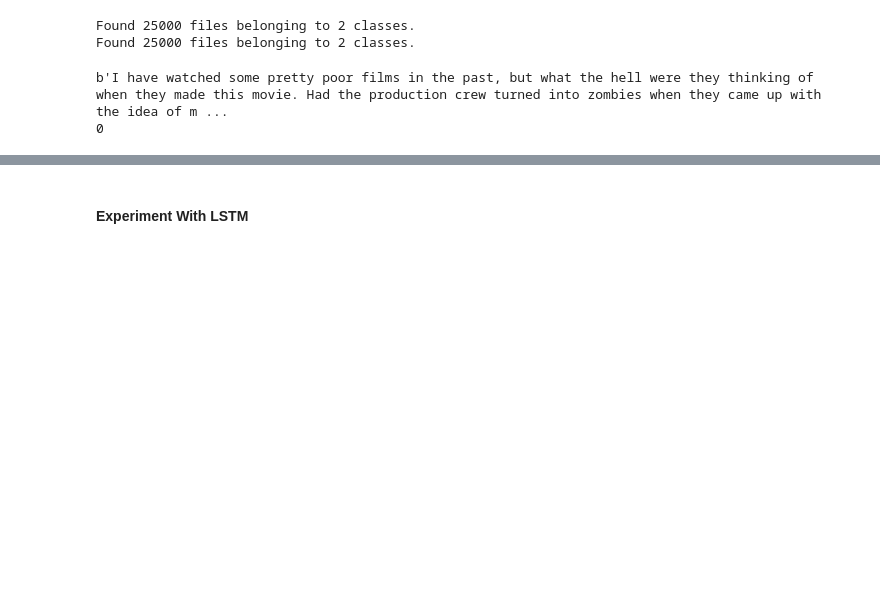
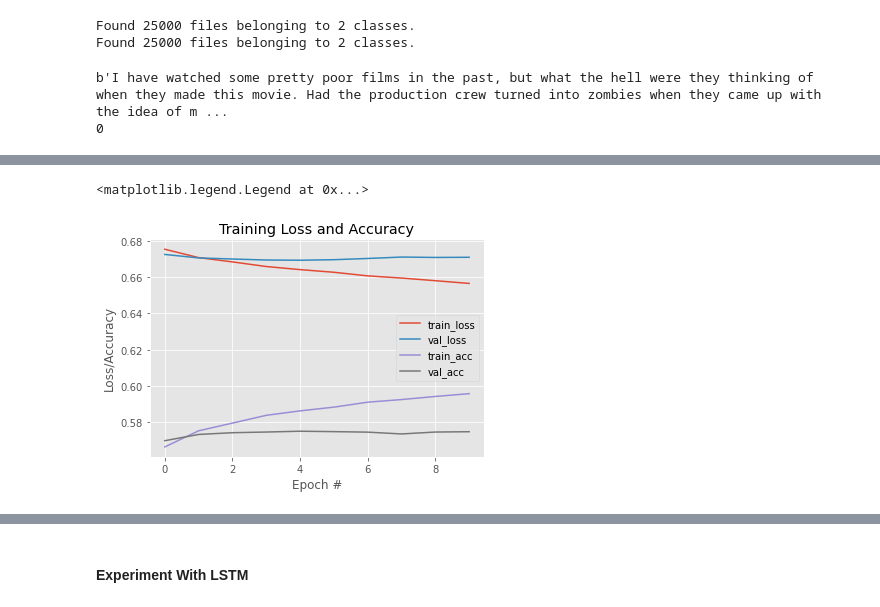
Before and after one commit to rtwhite1546/Fall-2020-Neural-Networks, a Jupyter notebook: Week-14/Week-14.ipynb, the cells around one changed output, grey strips where cells are left out. Cells and saved outputs as stored; diff of their text form; code cells hidden in the pictures; blank space fills up the shorter version.

```diff
--- a/Week-14/Week-14.ipynb
+++ b/Week-14/Week-14.ipynb
@@ -176,4 +220,21 @@ Epoch 10/10
 # %%
+# read the directory into memory and clean the text
+trainData = prepareData('../datasets/imdb/train')
+testData = prepareData('../datasets/imdb/test')
+
+# create a TextVectorization layer to turn input string into a sequence of integers,
+# each representing one token
+maxTokens = 1000
+vectorizeLayer = TextVectorization(max_tokens = maxTokens,
+                                   output_mode = 'int',
+                                   output_sequence_length = 100)
+
+# adapt() fits the TextVectorization layer to our text dataset. This is when the
+# max_tokens most common words (i.e. the vocabulary) are selected.
+trainText = trainData.map(lambda text, label: text)
+
+vectorizeLayer.adapt(trainText)
+
 model = Sequential()
 
 model.add(Input(shape=(1,), dtype = 'string'))
@@ -184,8 +245,8 @@ model.add(vectorizeLayer)
 # add an embedding layer to turn integers into fixed-length vectors
 model.add(Embedding(maxTokens + 1, 128))
 
-# add a fully-connected recurrent layer
-model.add(SimpleRNN(64))
+# add a 1D convolutional layer with 64 filters of length 3
+model.add(Conv1D(64, 3, padding ='same', activation = 'relu'))
 
 # add a dense layer
 model.add(Dense(64, activation = 'relu'))
@@ -215,4 +279,2 @@ Trainable params: 144,705
 Non-trainable params: 0
 _________________________________________________________________
-# %%
-model.fit(trainData, epochs = 10)
@@ -240,0 +281,18 @@ Epoch 10/10
+# %%
+epochs = 10
+
+H = model.fit(trainData, validation_data = testData, epochs = epochs)
+
+plt.style.use('ggplot')
+plt.figure()
+plt.plot(np.arange(0, epochs), H.history['loss'], label = 'train_loss')
+plt.plot(np.arange(0, epochs), H.history['val_loss'], label = 'val_loss')
+plt.plot(np.arange(0, epochs), H.history['accuracy'], label = 'train_acc')
+plt.plot(np.arange(0, epochs), H.history['val_accuracy'], label = 'val_acc')
+
+# add labels and legend
+plt.title('Training Loss and Accuracy')
+plt.xlabel('Epoch #')
+plt.ylabel('Loss/Accuracy')
+plt.legend()
+# %% [output]
@@ -240,0 +319,2 @@ Epoch 10/10
+<matplotlib.legend.Legend at 0x...>
+[figure, added]
```
Also changed, not shown: parts of 47 cells of this notebook.
